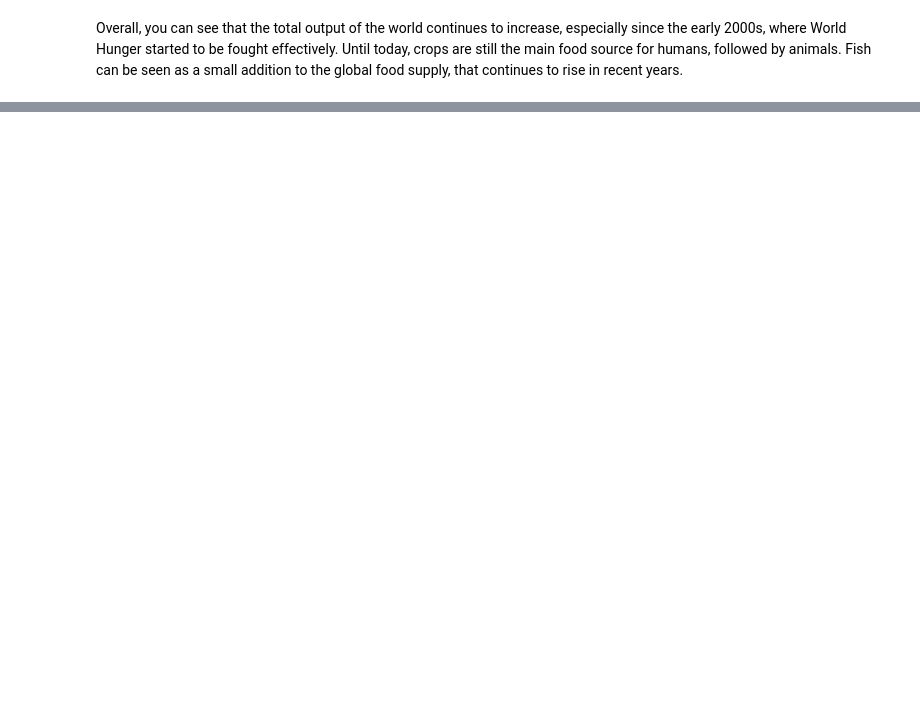
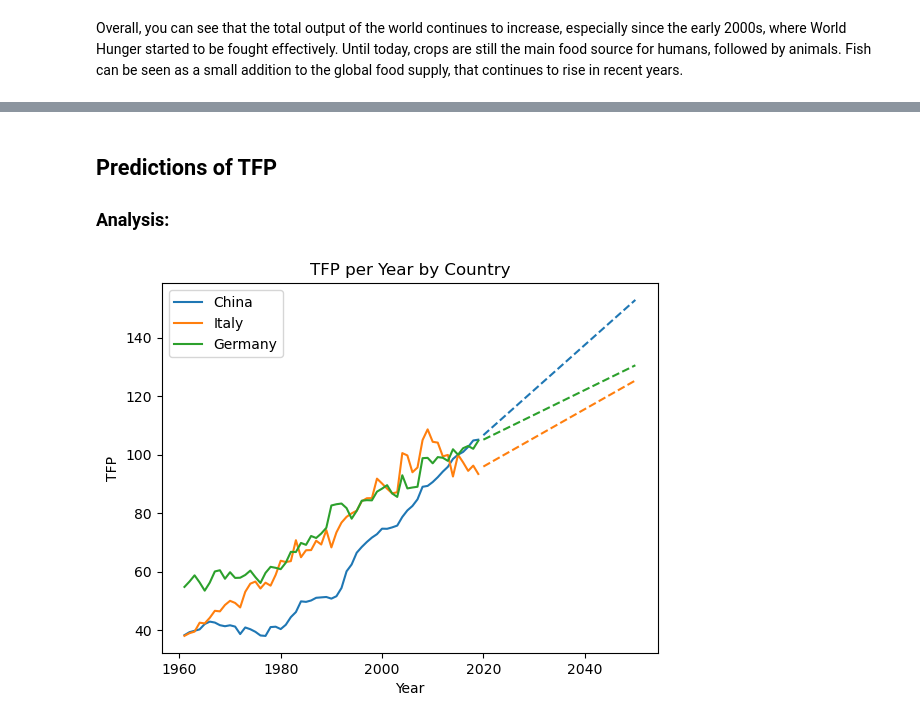
Before and after one commit to annaziegert/agriculture_production_nova, a Jupyter notebook: showcase_notebook.ipynb, the cells around one changed output, grey strips where cells are left out. Drawn from its saved outputs; the diff is of its cells as text; code cells hidden in the pictures; blank space fills up the shorter version.

```diff
--- a/showcase_notebook.ipynb
+++ b/showcase_notebook.ipynb
@@ -78,0 +109,10 @@ Overall, you can see that the total output of the world continues to increase, e
+# %% [markdown]
+## **Predictions** of TFP
+
+### Analysis:
+# %%
+countries = ['China', 'Italy', 'Germany']
+
+Group22.predictor(agros_data, countries)
+# %% [output]
+[figure, added]
```
Also changed, not shown: parts of 14 cells of this notebook, 9 other files.
